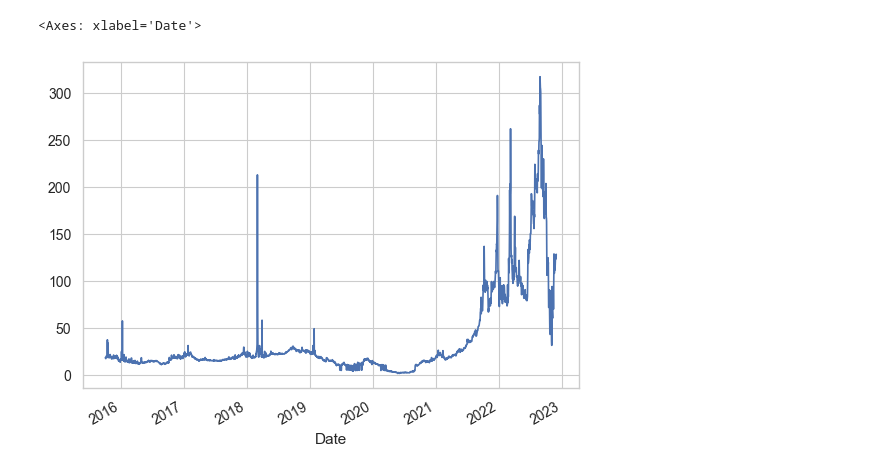
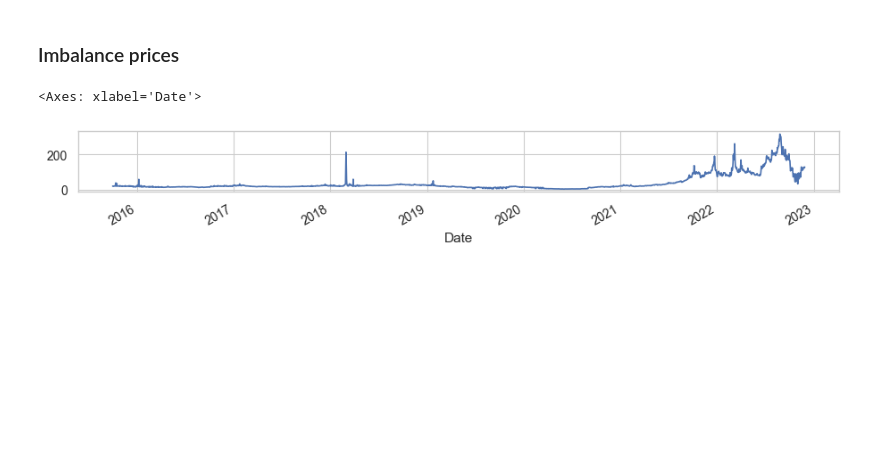
Before and after one commit to f-linus/natural_gas_consumption_modelling, a Jupyter notebook: notebooks/data_analysis/001 Data loading module test.ipynb, the cells around one changed output. Saved outputs shown, nothing was run; the diff lists cells and outputs as text; code cells hidden in the pictures; blank space fills up the shorter version.

```diff
--- a/notebooks/data_analysis/001 Data loading module test.ipynb
+++ b/notebooks/data_analysis/001 Data loading module test.ipynb
@@ -12,7 +19,8 @@ sns.set_theme(context="paper", font_scale=1.15, style="whitegrid")
+# %% [markdown]
+### Imbalance prices
 # %%
 ncg_prices, gaspool_prices, the_prices = ingestion.read_imbalance_prices()
+pd.concat([((gaspool_prices + ncg_prices) / 2), the_prices]).plot(figsize=(11, 1))
+# %% [output]
+<Axes: xlabel='Date'>
+[figure, added]
-# %%
-pd.concat([((gaspool_prices + ncg_prices) / 2), the_prices]).plot()
-# %% [output]
-<Axes: xlabel='Date'>
-[figure, removed]
```
Also changed, not shown: parts of 4 cells of this notebook, 1 other file.
